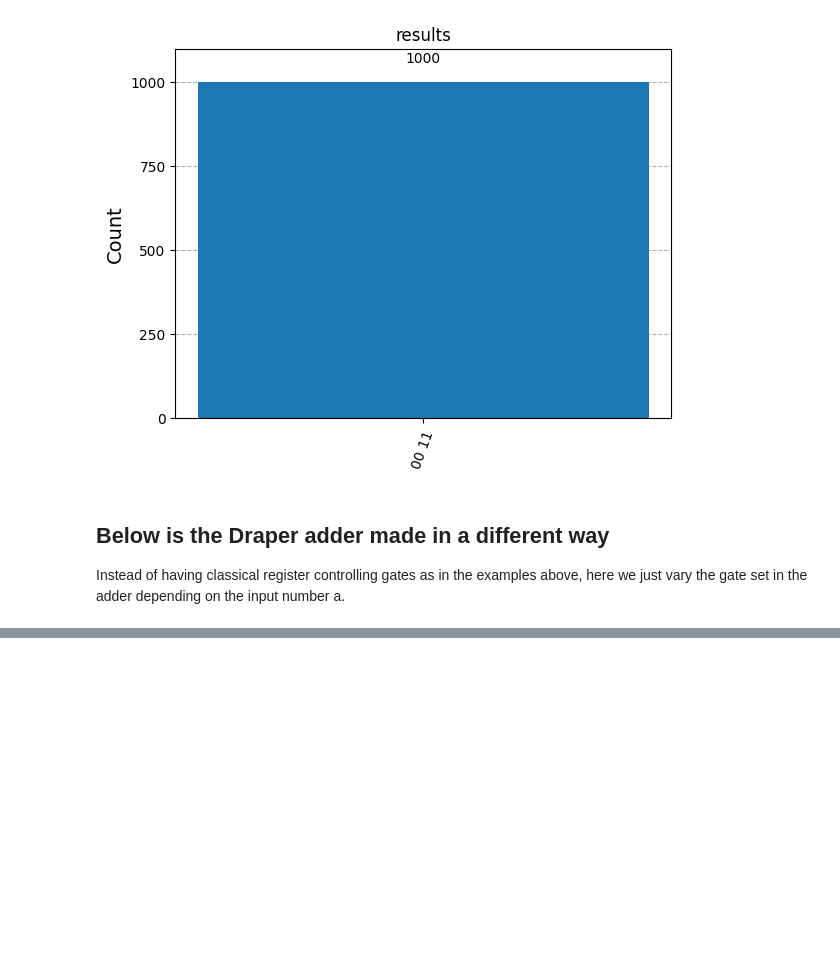
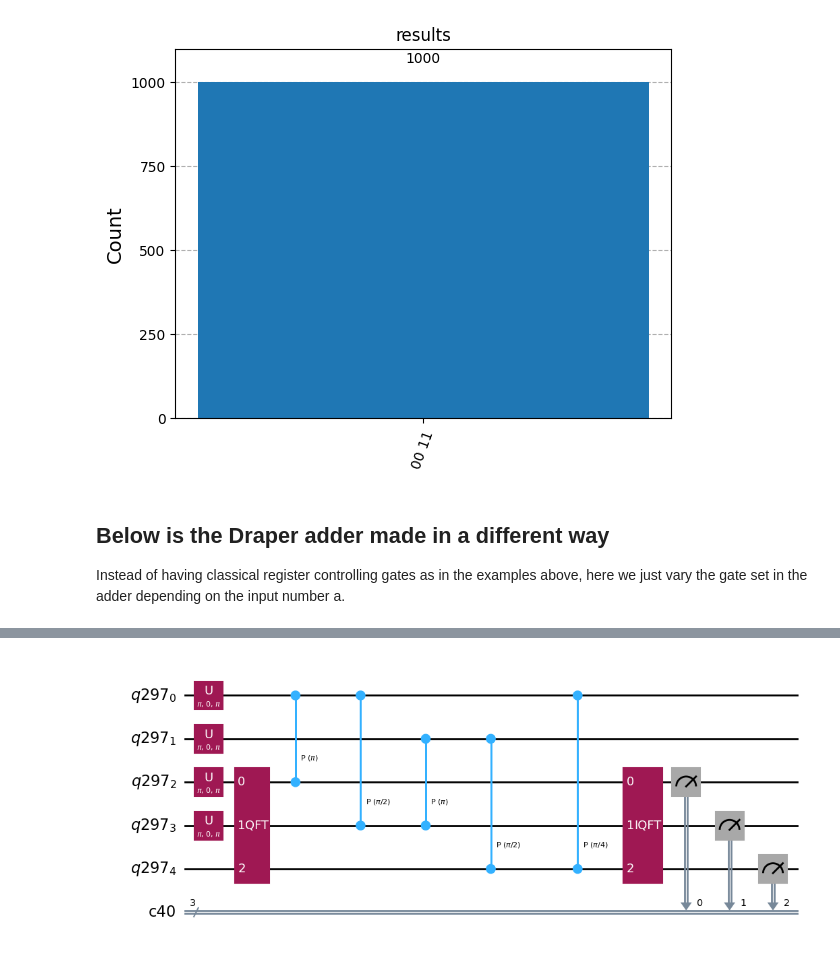
Before and after one commit to OlegUdalov/QC-qiskit-codes, a Jupyter notebook: Shor/modified_drapper_adder.ipynb, the cells around one changed output, grey strips where cells are left out. Drawn from its saved outputs; the diff is of its cells as text; code cells hidden in the pictures; blank space fills up the shorter version.

```diff
--- a/Shor/modified_drapper_adder.ipynb
+++ b/Shor/modified_drapper_adder.ipynb
@@ -435,0 +450,18 @@ The result is the lower half of bits in hystogram x-axis notation
+# %%
+import qiskit
+from qiskit.circuit.library import DraperQFTAdder
+qreg=qiskit.QuantumRegister(5)
+clreg=qiskit.ClassicalRegister(3)
+qc = qiskit.QuantumCircuit(qreg,clreg)
+qc.x(0)
+qc.x(1)
+qc.x(2)
+qc.x(3)
+qc.draw('mpl')
+qc.append(DraperQFTAdder(2,kind='half', name='DraperQFTAdder'),[qreg[0],qreg[1],qreg[2],qreg[3],qreg[4]])
+qc.measure(2,0)
+qc.measure(3,1)
+qc.measure(4,2)
+qc.decompose().decompose().draw('mpl')
+# %% [output]
+[figure, added]
```
Also changed, not shown: parts of 4 cells of this notebook, 8 other files.
